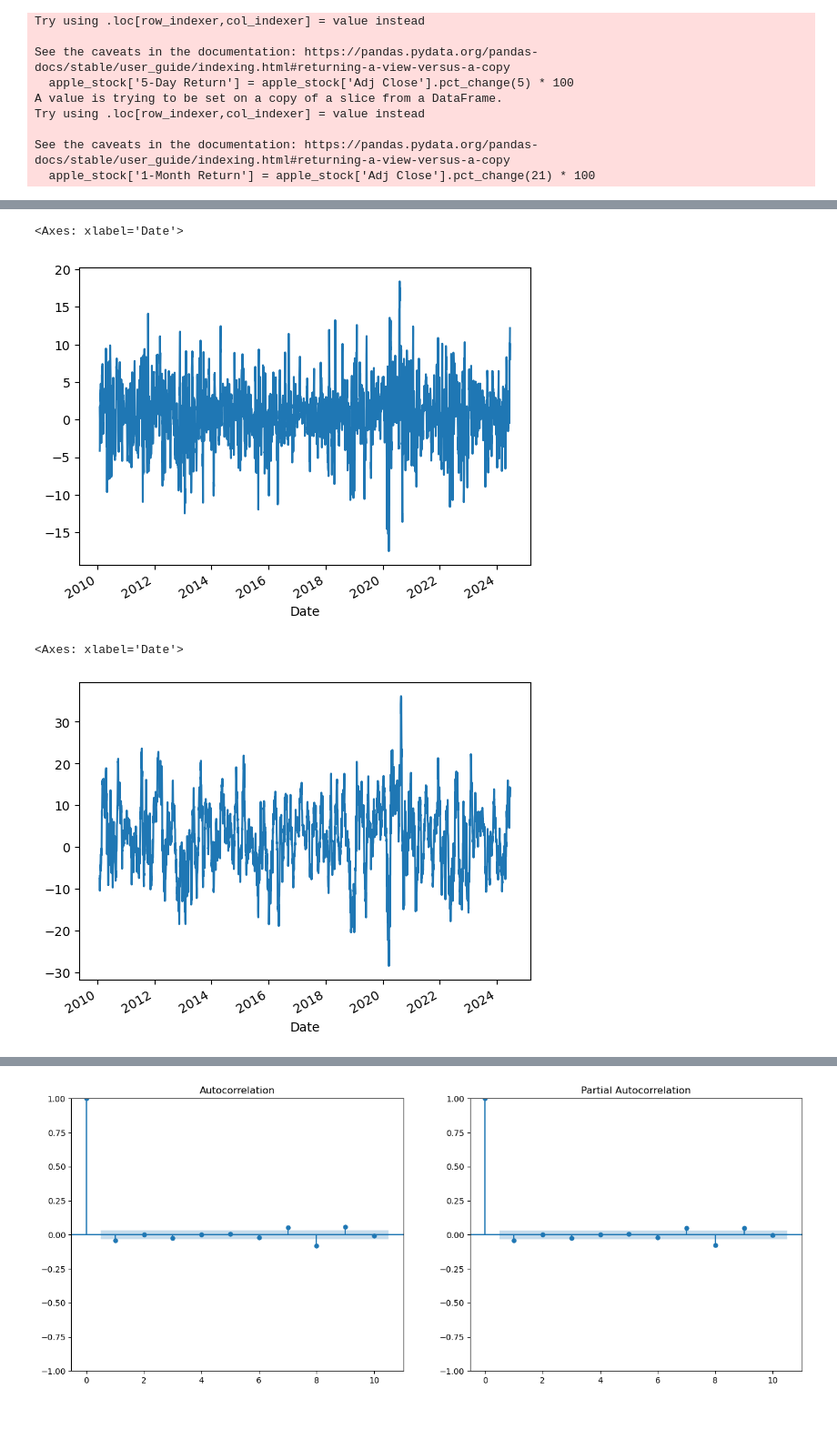
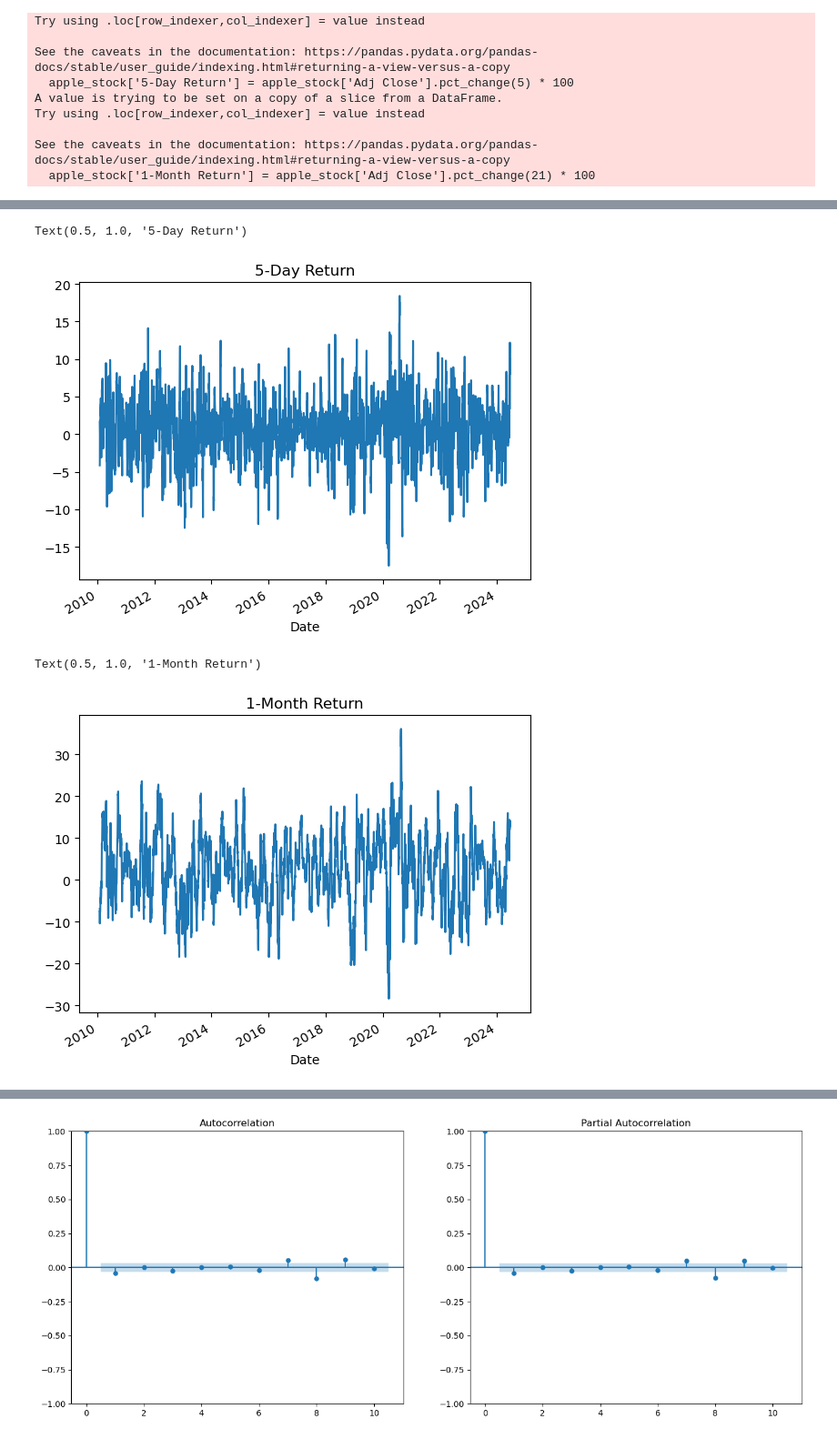
Before and after one commit to Leoyuyuyu/stock_prediction, a Jupyter notebook: notebooks/12-advanced_modelling_timeseries_monthly.ipynb, the cells around one changed output, grey strips where cells are left out. Shown at 91% size. Drawn from its saved outputs; the diff is of its cells as text; code cells hidden in the pictures.

```diff
--- a/notebooks/12-advanced_modelling_timeseries_monthly.ipynb
+++ b/notebooks/12-advanced_modelling_timeseries_monthly.ipynb
@@ -88,13 +127,15 @@ apple_stock['1-Day Return'].plot()
 # %%
 apple_stock['5-Day Return'].plot()
+plt.title('5-Day Return')
 # %% [output]
-<Axes: xlabel='Date'>
+Text(0.5, 1.0, '5-Day Return')
-[figure, old version]
+[figure, new version]
 # %%
 apple_stock['1-Month Return'].plot()
+plt.title('1-Month Return')
 # %% [output]
-<Axes: xlabel='Date'>
+Text(0.5, 1.0, '1-Month Return')
-[figure, old version]
+[figure, new version]
 # %%
 apple_stock
 # %% [output]
```
Also changed, not shown: parts of 26 cells of this notebook, 1 other file.
